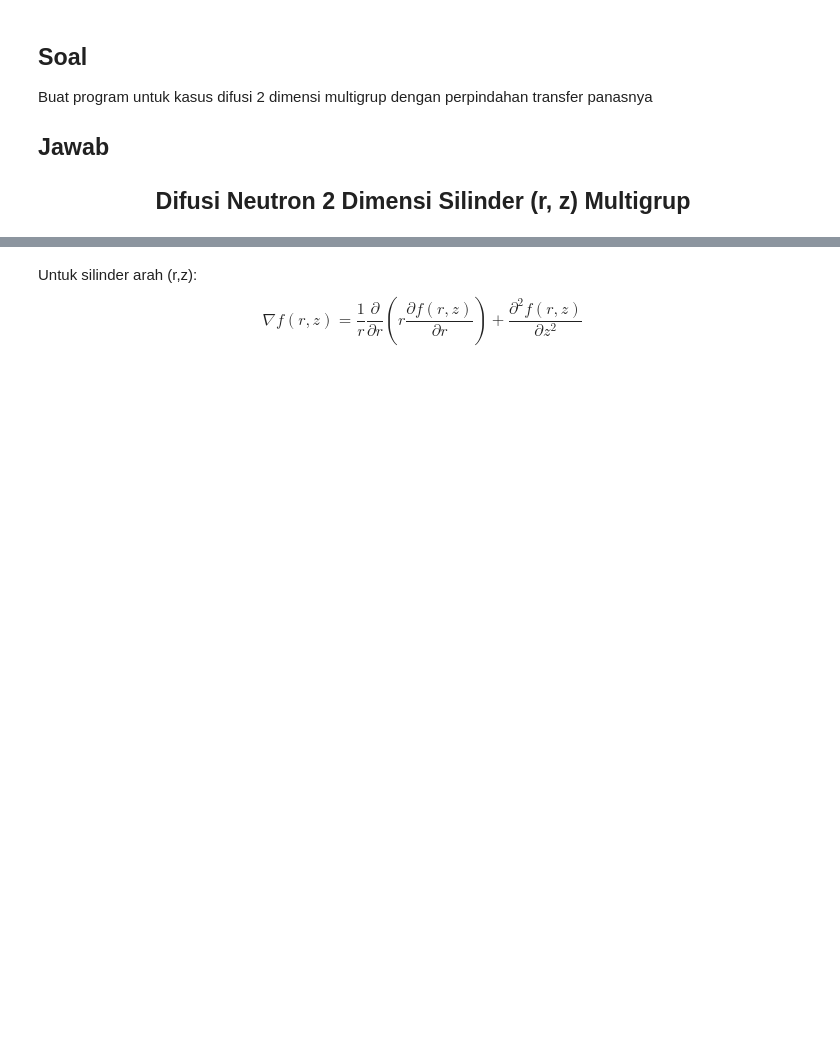
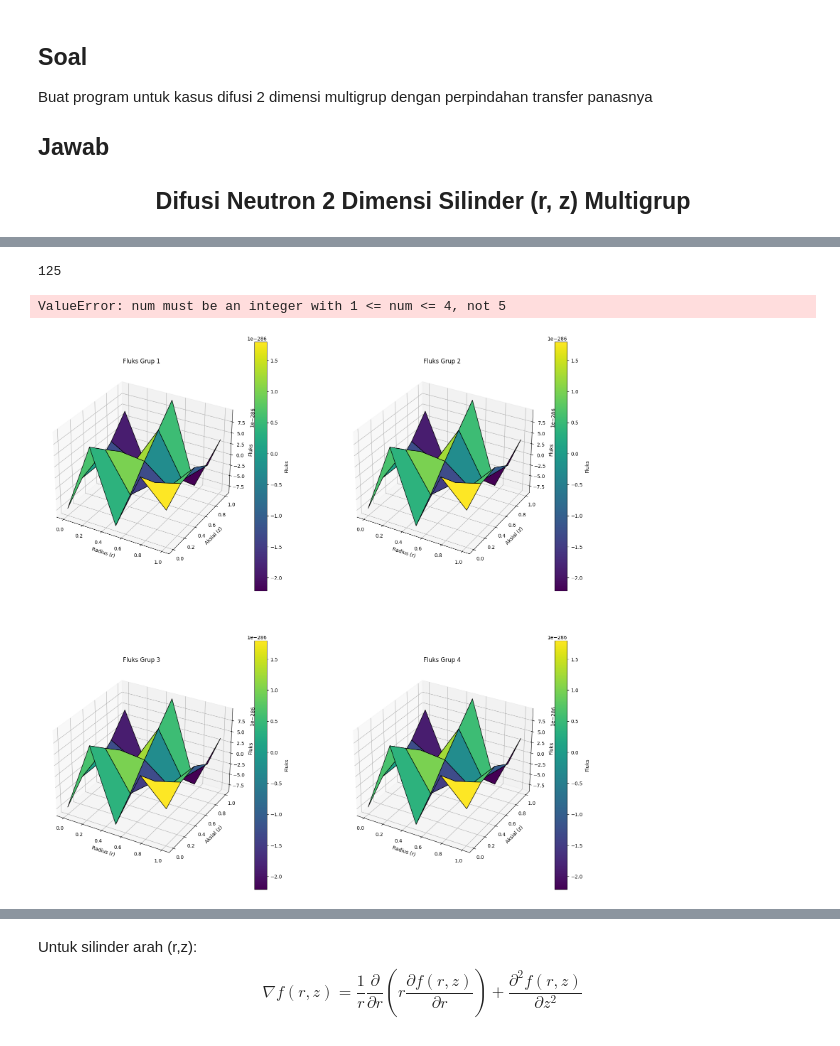
Before and after one commit to dhiyasalmas/Numerical-Method-in-Nuclear, a Jupyter notebook: UAS_24923304_Dhiya Salma Salsabila.ipynb, the cells around one changed output, grey strips where cells are left out. Saved outputs shown, nothing was run; the diff lists cells and outputs as text; code cells hidden in the pictures; blank space fills up the shorter version.

```diff
--- a/UAS_24923304_Dhiya Salma Salsabila.ipynb
+++ b/UAS_24923304_Dhiya Salma Salsabila.ipynb
@@ -19,0 +337,52 @@ $$- \nabla D_5 \nabla \phi^5_{(r,z)} + \Sigma_{a5} \phi^5_{(r,z)} + \Sigma_{s1 \
+# %%
+S = np.ones(matriks_size)
+keff = 1.0
+iterasimax = 1000
+faktor_relaksasi = 0.5
+batas_konvergensi = 1e-3
+for n in range(iterasimax):
+    phi = np.linalg.solve(A, S/keff)
+    Sbaru = np.matmul(F, phi)
+    S = faktor_relaksasi * Sbaru + (1-faktor_relaksasi) * S
+    keff_baru = np.sum(Sbaru) / np.sum(S)
+    keff = faktor_relaksasi * keff_baru + (1-faktor_relaksasi) * keff
+    konv_keff = abs((keff_baru - keff) / (keff_baru + keff))
+    if konv_keff<batas_konvergensi:
+        print(konv_keff)
+        print(f"Konvergen pada iterasi ke {n+1}")
+        print(f"Nilai keff: {keff:.6f}")
+        break
+# %%
+print(len(phi))
+# %% [output]
+125
+# %%
+import matplotlib.pyplot as plt
+from mpl_toolkits.mplot3d import Axes3D
+
+grup_energi = 5
+# Membagi fluks ke dalam grup berdasarkan nilai phi
+fluks_2d = np.array([phi[i * jumlahtitik_r:(i + 1) * jumlahtitik_r] for i in range(grup_energi)])
+
+# Grid diskritisasi untuk r dan z
+R, Z = np.meshgrid(r, z)
+
+# Menampilkan distribusi fluks untuk setiap grup energi dalam 3D
+fig = plt.figure(figsize=(20, 20))
+
+for i in range(grup_energi):
+    ax = fig.add_subplot(2, 2, i + 1, projection='3d')
+    surf = ax.plot_surface(R, Z, fluks_2d,
+                           cmap='viridis', edgecolor='k')
+
+    ax.set_title(f"Fluks Grup {i + 1}")
+    ax.set_xlabel('Radius (r)')
+    ax.set_ylabel('Aksial (z)')
+    ax.set_zlabel('Fluks')
+    fig.colorbar(surf, ax=ax, label='Fluks')
+
+plt.tight_layout()
+plt.show()
+# %% [output]
+ValueError: num must be an integer with 1 <= num <= 4, not 5
+[figure, added]
```
Also changed, not shown: parts of 33 cells of this notebook.
